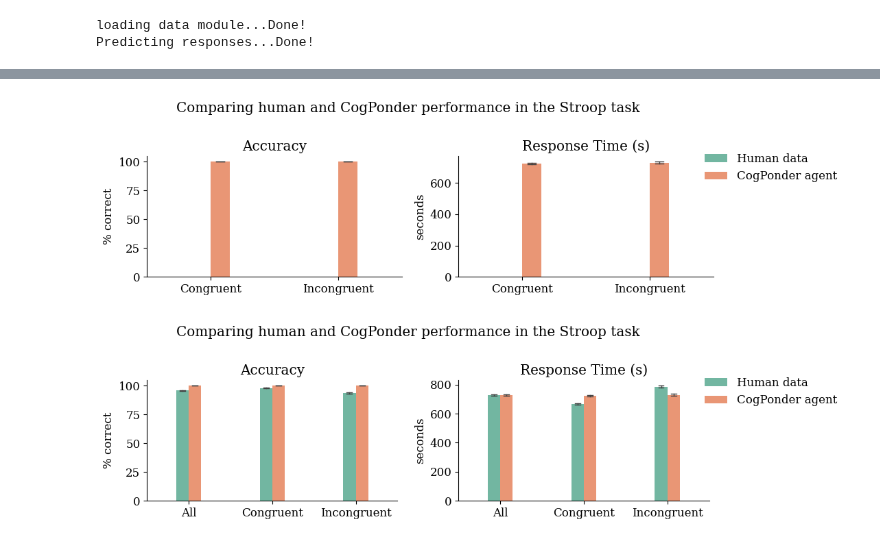
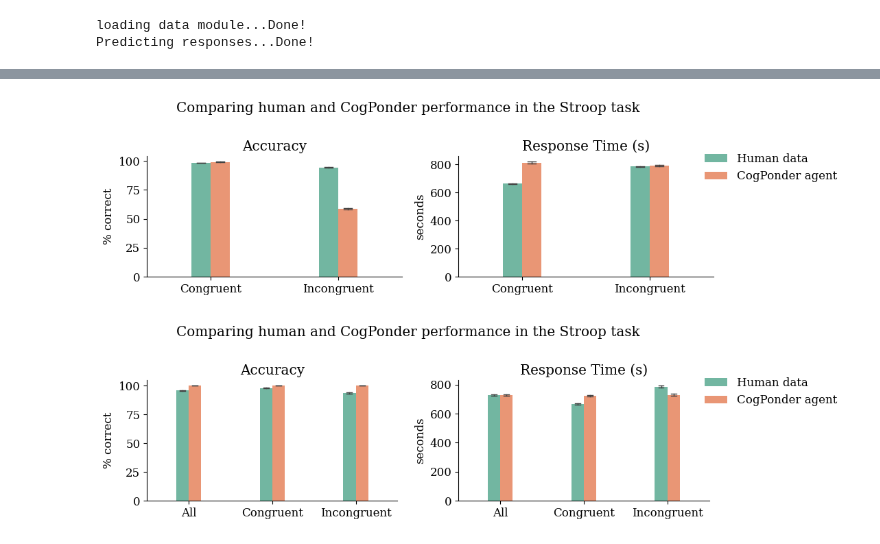
Before and after one commit to morteza/CogPonder, a Jupyter notebook: notebooks/extra/figures/Figure3-Stroop.ipynb, the cells around one changed output, grey strips where cells are left out. Drawn from its saved outputs; the diff is of its cells as text; code cells hidden in the pictures.

Commit message:
longer run checkpoint (107 epochs)

```diff
--- a/notebooks/extra/figures/Figure3-Stroop.ipynb
+++ b/notebooks/extra/figures/Figure3-Stroop.ipynb
@@ -23,7 +23,7 @@ from pathlib import Path
 
 # upon successful training, the model will be saved to this path
 # CHECKPOINT_PATH = Path('models/stroop/') / f'cogponder_subject-{SRO_SUBJECT_ID}_epochs-10000.ckpt'
-CHECKPOINT_PATH = Path('models/checkpoints/stroop/cogponder_epochs-10.ckpt')
+CHECKPOINT_PATH = Path('models/checkpoints/stroop/cogponder_epochs-107.ckpt')
 # %%
 # DEBUG
 
@@ -90,60 +92,39 @@ median_rt = stats.groupby(['agent', 'condition'])['response_time'].median()
 # %%
-human_performance = pd.DataFrame({
-    'condition': contexts,
-    'subject': subject_ids,
-    'response_time': rt_true * dataset.response_step_interval,
-    'accuracy': (stimuli[:,0] == y_true).float() * 100,
-    'agent': 'Human data',
-})
-
-cogponder_performance = pd.DataFrame({
-    'condition': contexts,
-    'subject': subject_ids,
-    'response_time': rt_pred * dataset.response_step_interval,
-    'accuracy': (stimuli[:,0] == y_pred).float() * 100,
-    'agent': 'CogPonder agent',
-})
-
-
-plot_data = pd.concat([human_performance, cogponder_performance]).reset_index()
-
-plot_data['condition'] = plot_data['condition'].map({0: 'Incongruent', 1: 'Congruent'})
-
-plot_data = plot_data.melt(
+plot_data = stats.melt(
     id_vars=['condition', 'agent'],
     value_vars=['response_time', 'accuracy'],
     var_name='measure'
 )
 
 g = sns.catplot(
     data=plot_data, x='condition', y='value', col='measure', hue='agent',
     kind="bar", height=3, aspect=1.2,
     width=.3, errorbar=('ci', 95), capsize=.065, errwidth=1,
     palette='Set2',
     sharex=False, sharey=False,
     estimator='mean',
     col_order=['accuracy', 'response_time'],
     hue_order=['Human data', 'CogPonder agent'],
     order=['Congruent', 'Incongruent'],
     legend=False
 )
 
 g.add_legend(loc='upper left', bbox_to_anchor=(.95, .8))
 
 g.axes[0,0].set_ylabel('% correct')
 g.axes[0,0].set_title('Accuracy')
 g.axes[0,1].set_ylabel('seconds')
 g.axes[0,1].set_title('Response Time (s)')
 g.axes[0,0].set_xlabel(None)
 g.axes[0,1].set_xlabel(None)
 
 
 plt.suptitle('Comparing human and CogPonder performance in the Stroop task', y=1)
 plt.tight_layout()
 plt.savefig('outputs/figures/figure3-stroop.png', bbox_inches='tight', dpi=300)
 plt.show()
 # %% [output]
-[figure, old version]
+[figure, new version]
 # %%
 
 
```
Also changed, not shown: parts of 2 cells of this notebook, 3 other files.
